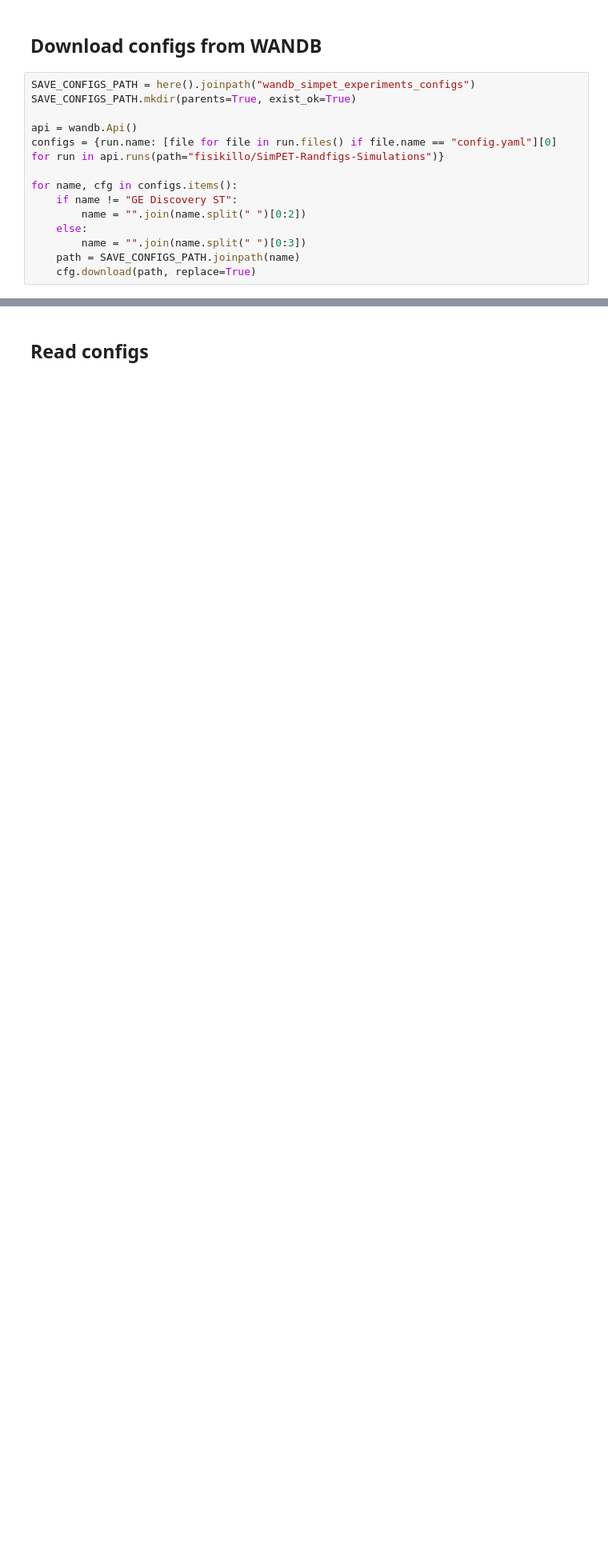
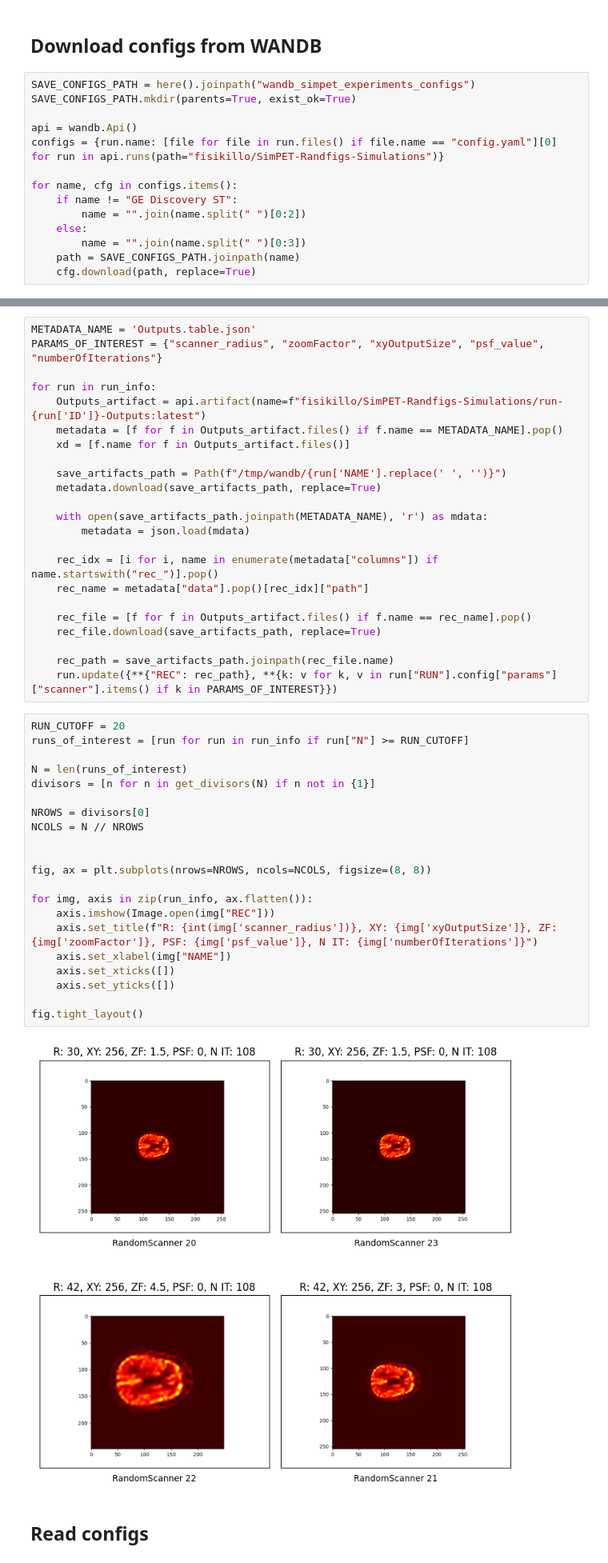
Before and after one commit to YerePhy/randfig, a Jupyter notebook: notebooks/3.0-jpm-wandb-runs.ipynb, the cells around one changed output, grey strips where cells are left out. Shown: that part at 80% size. Drawn from its saved outputs; the diff is of its cells as text; blank space fills up the shorter version.

Commit message:
Adding a new notebook with WANDB run's analyses.

```diff
--- a/notebooks/3.0-jpm-wandb-runs.ipynb
+++ b/notebooks/3.0-jpm-wandb-runs.ipynb
@@ -24,3 +53,49 @@ for name, cfg in configs.items():
+# %%
+METADATA_NAME = 'Outputs.table.json'
+PARAMS_OF_INTEREST = {"scanner_radius", "zoomFactor", "xyOutputSize", "psf_value", "numberOfIterations"}
+
+for run in run_info:
+    Outputs_artifact = api.artifact(name=f"fisikillo/SimPET-Randfigs-Simulations/run-{run['ID']}-Outputs:latest")
+    metadata = [f for f in Outputs_artifact.files() if f.name == METADATA_NAME].pop()
+    xd = [f.name for f in Outputs_artifact.files()]
+
+    save_artifacts_path = Path(f"/tmp/wandb/{run['NAME'].replace(' ', '')}")
+    metadata.download(save_artifacts_path, replace=True)
+
+    with open(save_artifacts_path.joinpath(METADATA_NAME), 'r') as mdata:
+        metadata = json.load(mdata)
+
+    rec_idx = [i for i, name in enumerate(metadata["columns"]) if name.startswith("rec_")].pop()
+    rec_name = metadata["data"].pop()[rec_idx]["path"]
+
+    rec_file = [f for f in Outputs_artifact.files() if f.name == rec_name].pop()
+    rec_file.download(save_artifacts_path, replace=True)
+
+    rec_path = save_artifacts_path.joinpath(rec_file.name)
+    run.update({**{"REC": rec_path}, **{k: v for k, v in run["RUN"].config["params"]["scanner"].items() if k in PARAMS_OF_INTEREST}})
+# %%
+RUN_CUTOFF = 20
+runs_of_interest = [run for run in run_info if run["N"] >= RUN_CUTOFF]
+
+N = len(runs_of_interest)
+divisors = [n for n in get_divisors(N) if n not in {1}]
+
+NROWS = divisors[0]
+NCOLS = N // NROWS
+
+
+fig, ax = plt.subplots(nrows=NROWS, ncols=NCOLS, figsize=(8, 8))
+
+for img, axis in zip(run_info, ax.flatten()):
+    axis.imshow(Image.open(img["REC"]))
+    axis.set_title(f"R: {int(img['scanner_radius'])}, XY: {img['xyOutputSize']}, ZF: {img['zoomFactor']}, PSF: {img['psf_value']}, N IT: {img['numberOfIterations']}")
+    axis.set_xlabel(img["NAME"])
+    axis.set_xticks([])
+    axis.set_yticks([])
+
+fig.tight_layout()
+# %% [output]
+[figure, added]
 # %% [markdown]
 ## Read configs
 # %%
```
Also changed, not shown: parts of 6 cells of this notebook.
